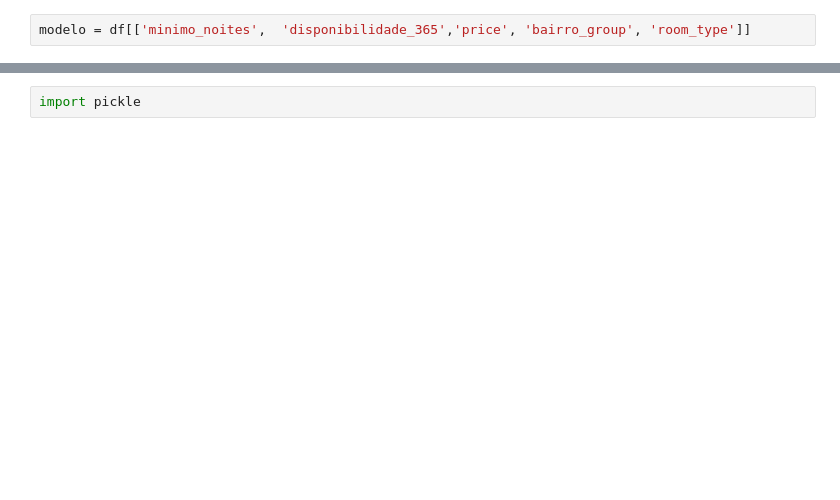
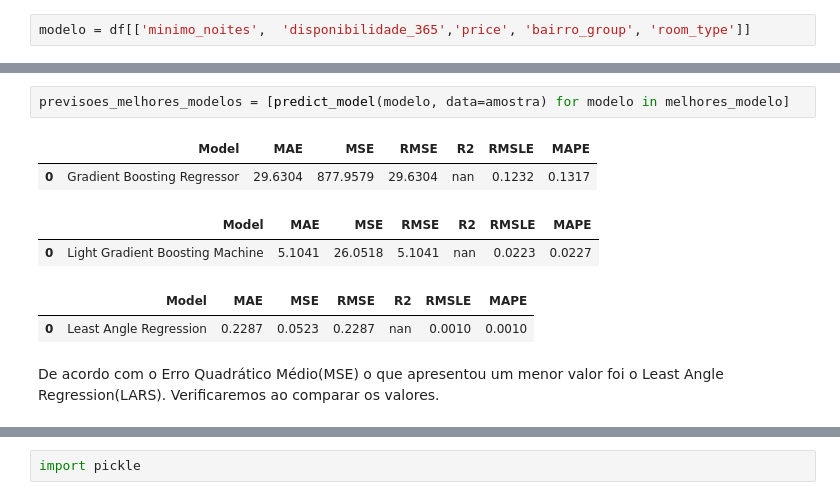
Before and after one commit to AdrielyZBoller/DesafioDS, a Jupyter notebook: Notebooks/modelo_machine_learning.ipynb, the cells around one changed output, grey strips where cells are left out. Saved outputs shown, nothing was run; the diff lists cells and outputs as text; blank space fills up the shorter version.

```diff
--- a/Notebooks/modelo_machine_learning.ipynb
+++ b/Notebooks/modelo_machine_learning.ipynb
@@ -59,0 +119,11 @@ melhor_modelo = compare_models(n_select=1)
+# %%
+previsoes_melhores_modelos = [predict_model(modelo, data=amostra) for modelo in melhores_modelo]
+# %% [output]
+|  | Model | MAE | MSE | RMSE | R2 | RMSLE | MAPE |
+| 0 | Gradient Boosting Regressor | 29.6304 | 877.9579 | 29.6304 | nan | 0.1232 | 0.1317 |
+|  | Model | MAE | MSE | RMSE | R2 | RMSLE | MAPE |
+| 0 | Light Gradient Boosting Machine | 5.1041 | 26.0518 | 5.1041 | nan | 0.0223 | 0.0227 |
+|  | Model | MAE | MSE | RMSE | R2 | RMSLE | MAPE |
+| 0 | Least Angle Regression | 0.2287 | 0.0523 | 0.2287 | nan | 0.0010 | 0.0010 |
+# %% [markdown]
+De acordo com o Erro Quadrático Médio(MSE) o que apresentou um menor valor foi o Least Angle Regression(LARS). Verificaremos ao comparar os valores.
```
Also changed, not shown: parts of 25 cells of this notebook, 3 other files.
